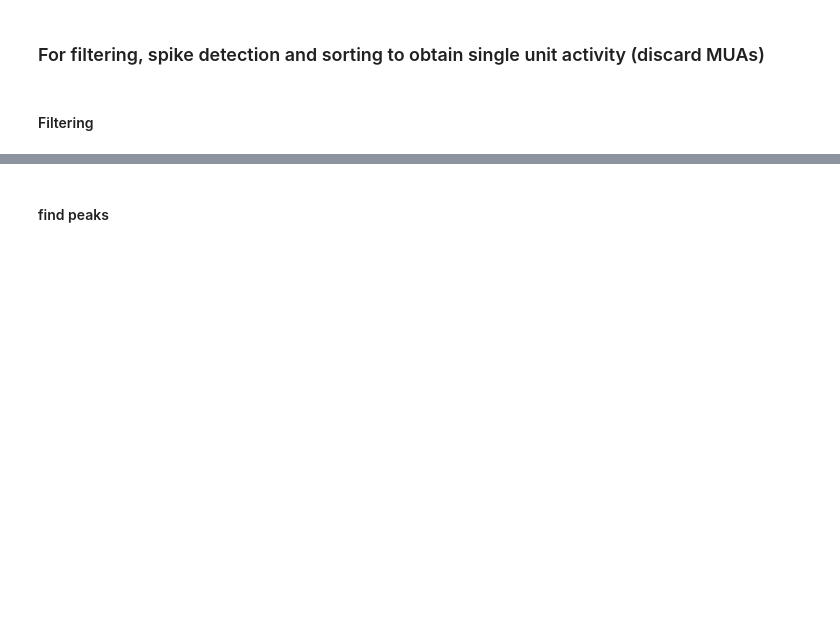
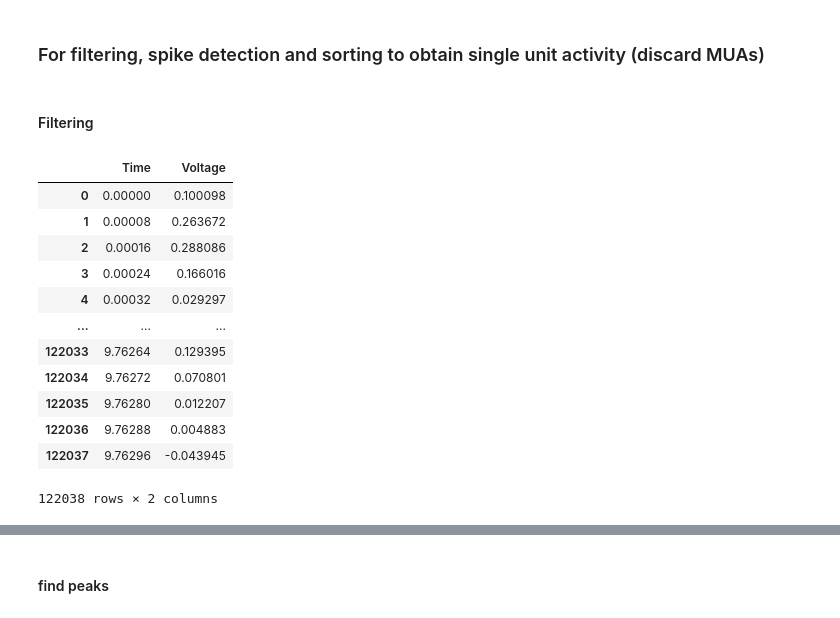
Before and after one commit to jazlynntan/BME1500H_group5, a Jupyter notebook: BasicSpikeSorting.ipynb, the cells around one changed output, grey strips where cells are left out. Saved outputs shown, nothing was run; the diff lists cells and outputs as text; code cells hidden in the pictures; blank space fills up the shorter version.

```diff
--- a/BasicSpikeSorting.ipynb
+++ b/BasicSpikeSorting.ipynb
@@ -13,3 +15,19 @@ import matplotlib.pyplot as plt
+# %%
+data
+# %% [output]
+|  | Time | Voltage |
+| 0 | 0.00000 | 0.100098 |
+| 1 | 0.00008 | 0.263672 |
+| 2 | 0.00016 | 0.288086 |
+| 3 | 0.00024 | 0.166016 |
+| 4 | 0.00032 | 0.029297 |
+| ... | ... | ... |
+| 122033 | 9.76264 | 0.129395 |
+| 122034 | 9.76272 | 0.070801 |
+| 122035 | 9.76280 | 0.012207 |
+| 122036 | 9.76288 | 0.004883 |
+| 122037 | 9.76296 | -0.043945 |
+122038 rows × 2 columns
 # %%
 # change no need wrapper... use filtfilt
 
```
Also changed, not shown: parts of 5 cells of this notebook.
